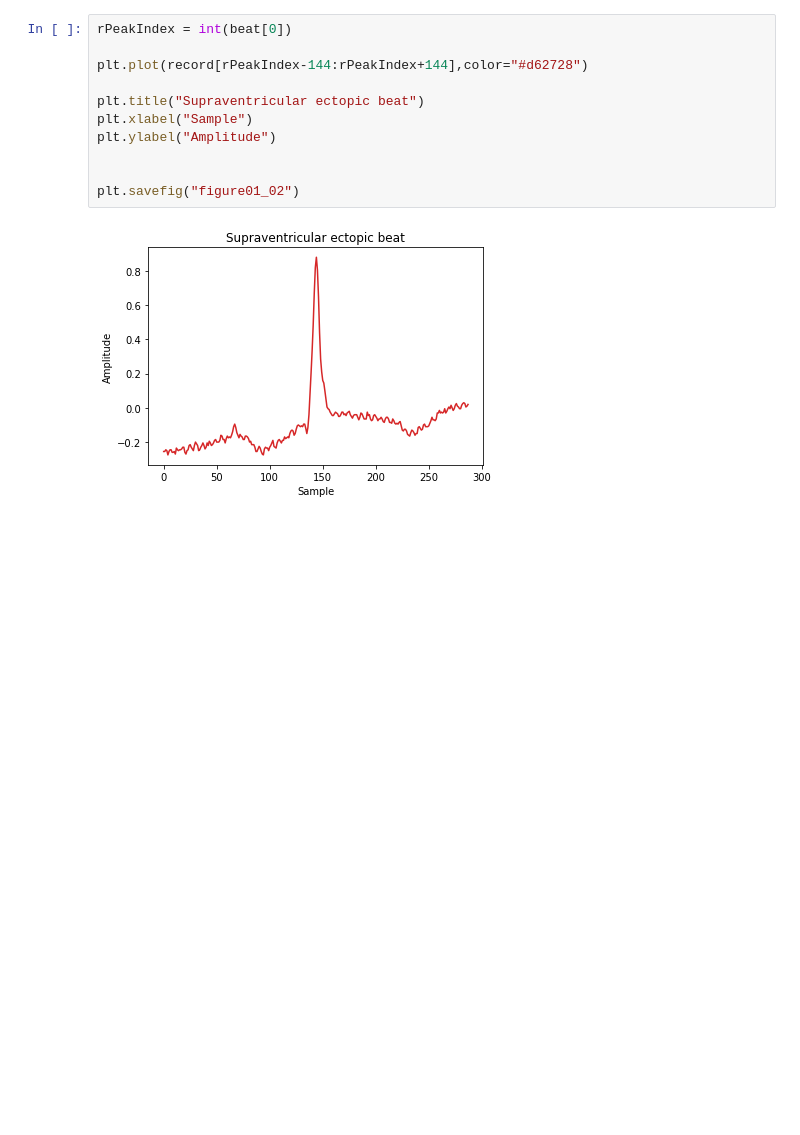
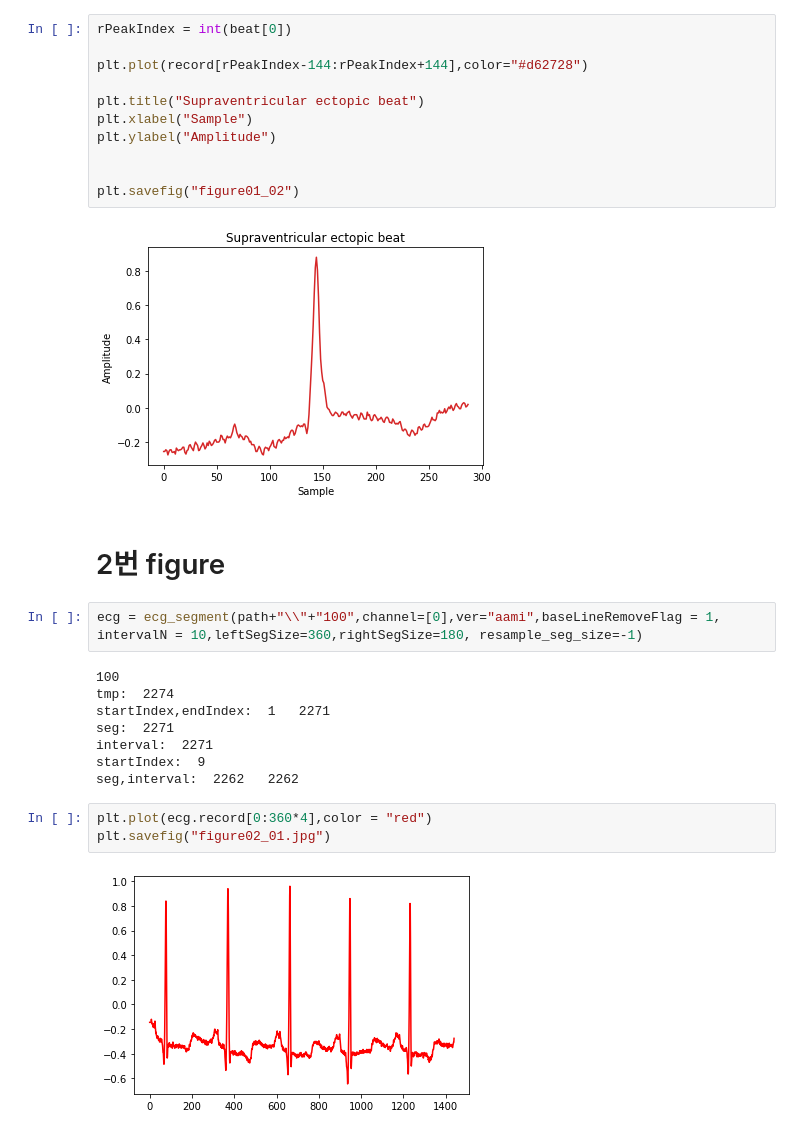
Before and after one commit to sbscsue/ecg_data_wfdb, a Jupyter notebook: figure/f.ipynb, the cells around one changed output. Saved outputs shown, nothing was run; the diff lists cells and outputs as text; blank space fills up the shorter version.

```diff
--- a/figure/f.ipynb
+++ b/figure/f.ipynb
@@ -149,3 +151,20 @@ plt.ylabel("Amplitude")
 plt.savefig("figure01_02")
 # %% [output]
 [figure]
+# %% [markdown]
+# 2번 figure
+# %%
+ecg = ecg_segment(path+"\\"+"100",channel=[0],ver="aami",baseLineRemoveFlag = 1, intervalN = 10,leftSegSize=360,rightSegSize=180, resample_seg_size=-1)
+# %% [output]
+100
+tmp:  2274
+startIndex,endIndex:  1   2271
+seg:  2271
+interval:  2271
+startIndex:  9
+seg,interval:  2262   2262
+# %%
+plt.plot(ecg.record[0:360*4],color = "red")
+plt.savefig("figure02_01.jpg")
+# %% [output]
+[figure, added]
```
Also changed, not shown: parts of 7 cells of this notebook, 37 other files.
